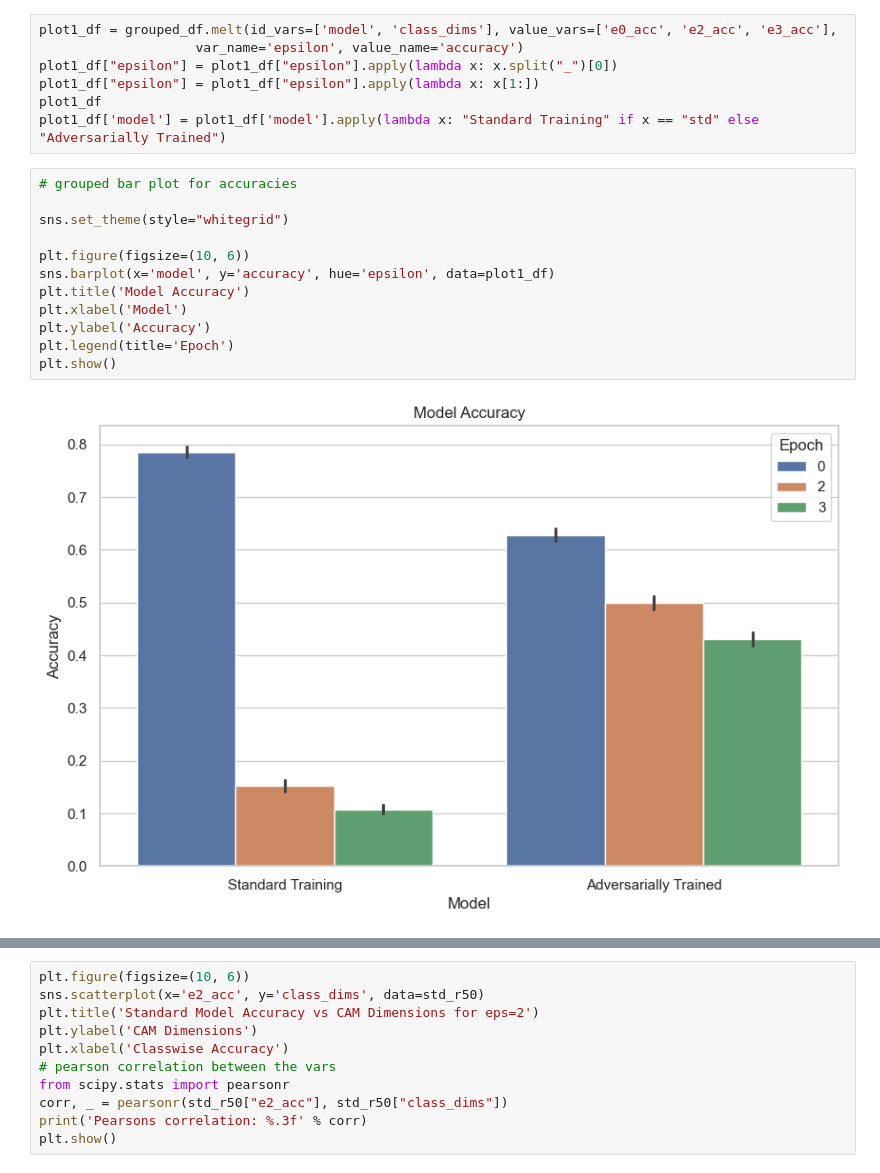
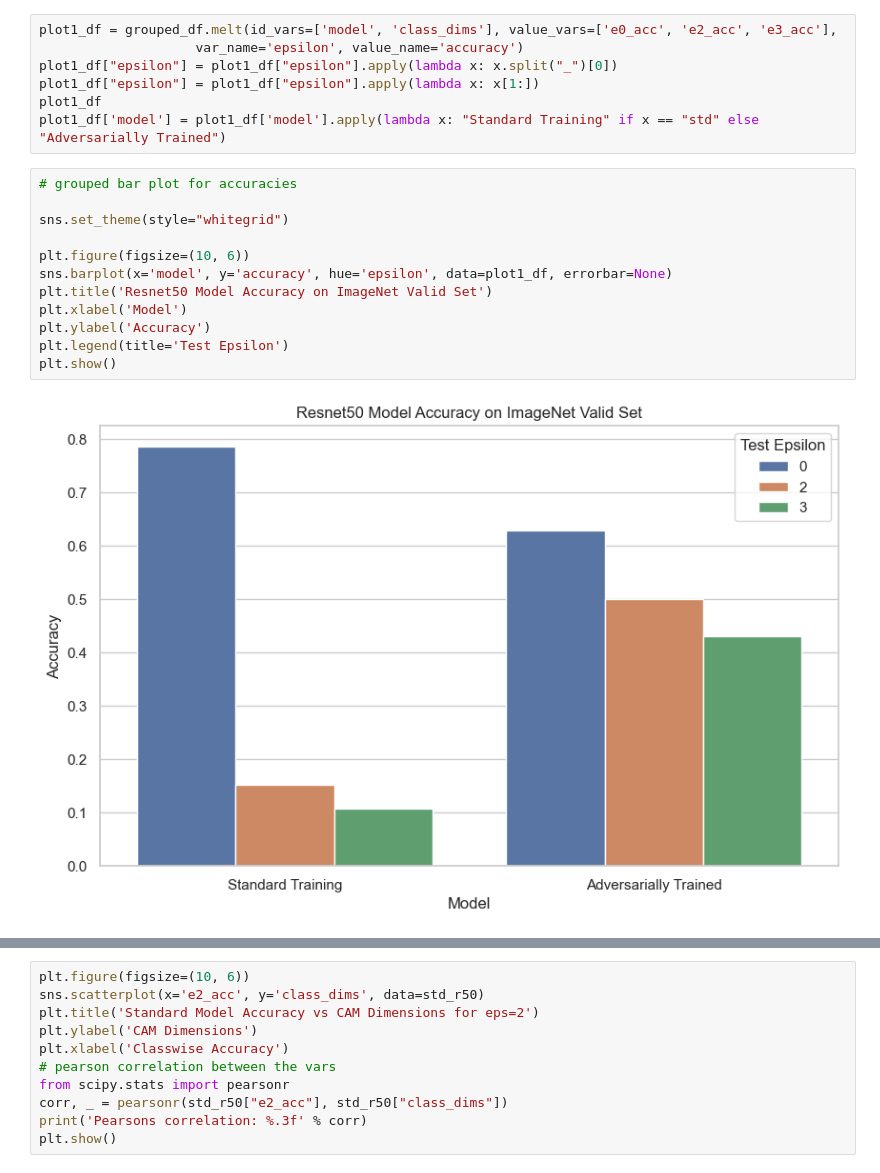
Before and after one commit to niranjanrajesh02/robust_CAMs, a Jupyter notebook: plots/E0_2.ipynb, the cells around one changed output, grey strips where cells are left out. Saved outputs shown, nothing was run; the diff lists cells and outputs as text.

```diff
--- a/plots/E0_2.ipynb
+++ b/plots/E0_2.ipynb
@@ -87,17 +67,17 @@ plot1_df['model'] = plot1_df['model'].apply(lambda x: "Standard Training" if x =
 # %%
 # grouped bar plot for accuracies
 
 sns.set_theme(style="whitegrid")
 
 plt.figure(figsize=(10, 6))
-sns.barplot(x='model', y='accuracy', hue='epsilon', data=plot1_df)
-plt.title('Model Accuracy')
+sns.barplot(x='model', y='accuracy', hue='epsilon', data=plot1_df, errorbar=None)
+plt.title('Resnet50 Model Accuracy on ImageNet Valid Set')
 plt.xlabel('Model')
 plt.ylabel('Accuracy')
-plt.legend(title='Epoch')
+plt.legend(title='Test Epsilon')
 plt.show()
 # %% [output]
-[figure, old version]
+[figure, new version]
 # %%
 # plot 2 - class dims vs accuracy for standard model
 
```
Also changed, not shown: parts of 3 cells of this notebook, 3 other files.
